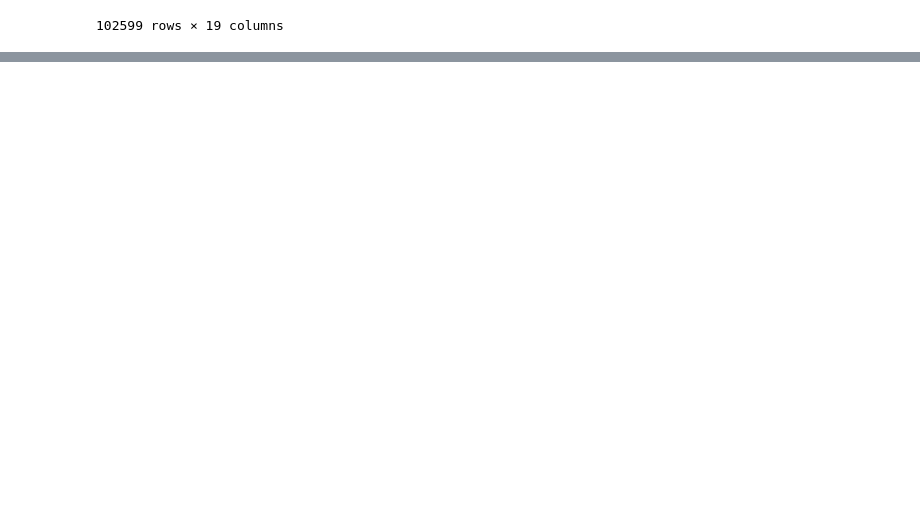
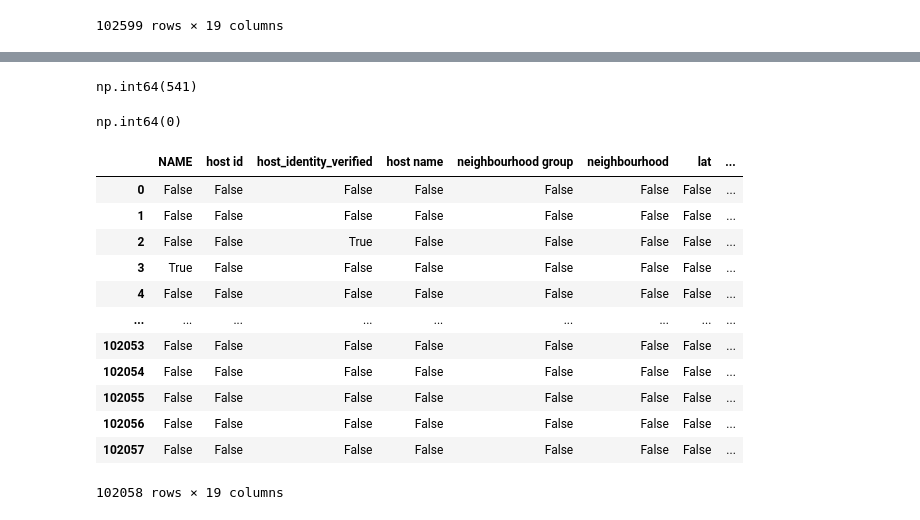
Before and after one commit to er-sanjayksw/Data_cleaning1, a Jupyter notebook: datacleaningusingpython.ipynb, the cells around one changed output, grey strips where cells are left out. Drawn from its saved outputs; the diff is of its cells as text; code cells hidden in the pictures; blank space fills up the shorter version.

```diff
--- a/datacleaningusingpython.ipynb
+++ b/datacleaningusingpython.ipynb
@@ -403,0 +483,26 @@ df
+# %%
+df.duplicated().sum()
+# %% [output]
+np.int64(541)
+# %%
+data.drop_duplicates(inplace= True)
+# %%
+data.duplicated().sum()
+# %% [output]
+np.int64(0)
+# %%
+data.isna()
+# %% [output]
+|  | NAME | host id | host_identity_verified | host name | neighbourhood group | neighbourhood | lat | ... |
+| 0 | False | False | False | False | False | False | False | ... |
+| 1 | False | False | False | False | False | False | False | ... |
+| 2 | False | False | True | False | False | False | False | ... |
+| 3 | True | False | False | False | False | False | False | ... |
+| 4 | False | False | False | False | False | False | False | ... |
+| ... | ... | ... | ... | ... | ... | ... | ... | ... |
+| 102053 | False | False | False | False | False | False | False | ... |
+| 102054 | False | False | False | False | False | False | False | ... |
+| 102055 | False | False | False | False | False | False | False | ... |
+| 102056 | False | False | False | False | False | False | False | ... |
+| 102057 | False | False | False | False | False | False | False | ... |
+102058 rows × 19 columns
```
Also changed, not shown: parts of 57 cells of this notebook.
